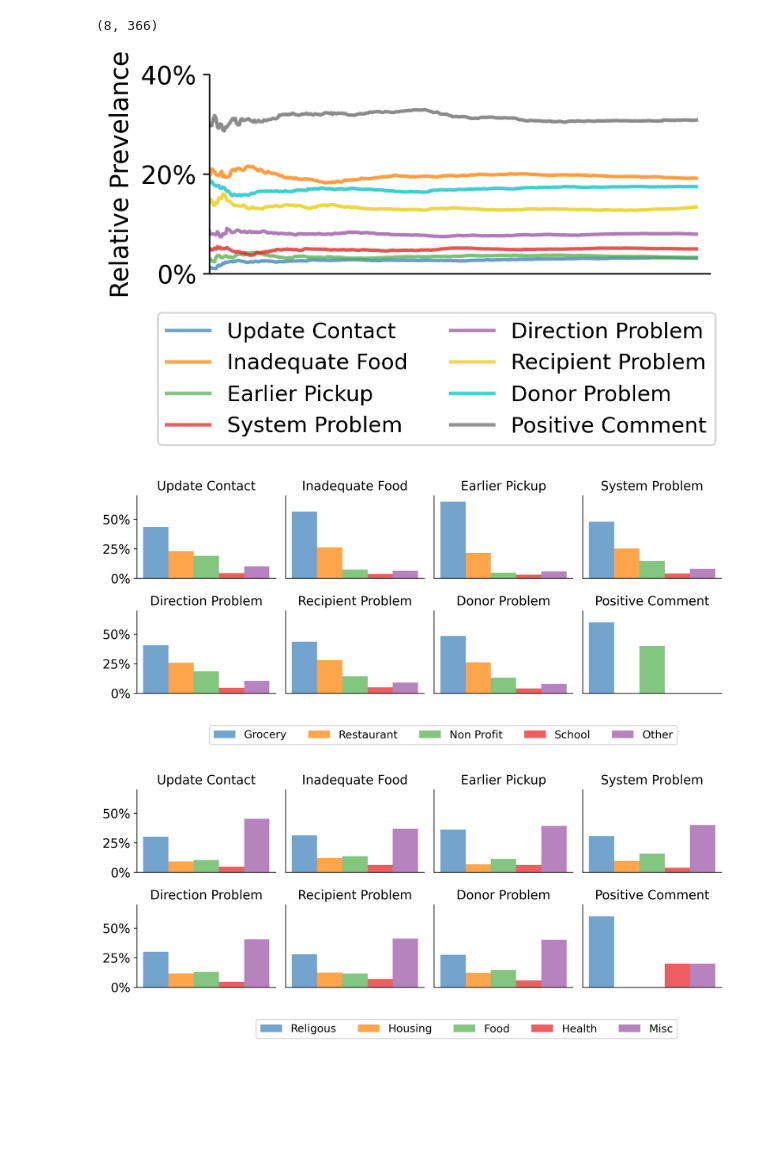
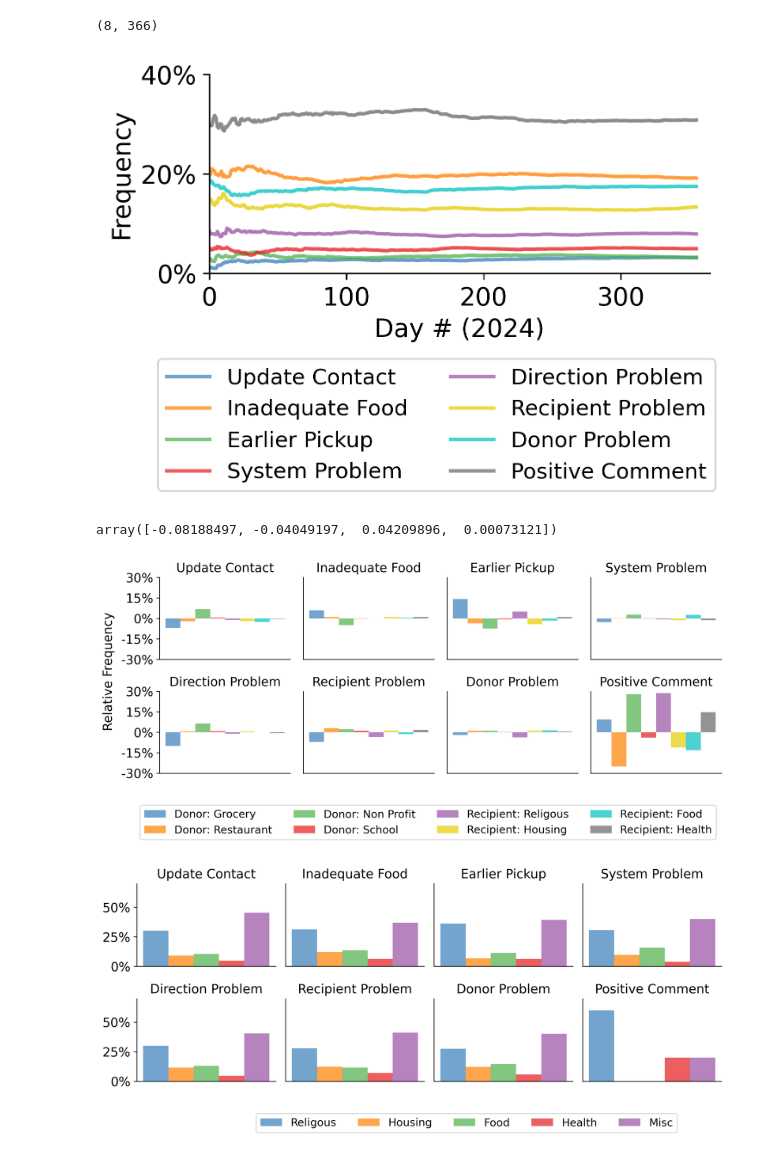
Before and after one commit to naveenr414/food_rescue_feedback, a Jupyter notebook: scripts/notebooks/Plotting.ipynb, the cells around one changed output. Saved outputs shown, nothing was run; the diff lists cells and outputs as text; code cells hidden in the pictures; blank space fills up the shorter version.

```diff
--- a/scripts/notebooks/Plotting.ipynb
+++ b/scripts/notebooks/Plotting.ipynb
@@ -42,6 +42,9 @@ def get_precision(ground_truth, predicted):
 
 def get_recall(ground_truth, predicted):
     return np.sum(predicted * ground_truth) / (np.sum(ground_truth) + 1e-8)
+
+def get_f1(ground_truth,predicted):
+    return 2/(1/get_recall(ground_truth,predicted) + 1/get_precision(ground_truth,predicted))
 
 def convert(x):
     if x is True or str(x).lower() == "true":
@@ -111,18 +116,18 @@ y_labels = [["" for i in range(4)]]
 titles = [["Accuracy","Precision","Recall","F1 Score"]]
 sup_y_label = ""
 
-overall_format = {'figsize':(6, 2),
+overall_format = {'figsize':(8, 1.5),
     'style_size': style_size,
     'x_ticks': [[[[],[]] for i in range(4)]],
-    'y_lim': [[[0.9,0.95],[0.45,0.75],[0.68,0.85],[0.45,0.75]]],
-    'y_ticks': [[[[0.9,0.95],["90%","95%"]],[[0.5,0.75],["50%","75%"]],[[0.7,0.8],["70%","80%"]],[[0.5,0.75],["50%","75%"]]]],
+    'y_lim': [[[0,1.05],[0,1.05],[0,1.05],[0,1.05]]],
+    'y_ticks': [[[[0,0.2,0.4,0.6,0.8,1],["0%","20%","40%","60%","80%","100%"]],[[],[]],[[],[]],[[],[]]]],
 }
 fig,ax = create_axes(plot_dimensions,overall_format,y_labels=y_labels,x_labels=x_labels,sup_y_label=sup_y_label,titles=titles)
 
 bar_format = {'style_size': style_size,
-    'color_palette': 'six_color'}
+    'color_palette': 'eight_color'}
 
-x_groups = [0,1,2,3]
+x_groups = list(range(len(eval_columns)))
 y_values = [accuracies,precisions,recalls,f1_scores]
 y_errors = [[0 for i in range(len(accuracies))] for i in range(4)]
 labels = nice_names
@@ -132,6 +137,5 @@ for i in range(4):
 
 legend_format = {'style_size': style_size,'type': 'is_global', 'loc': 'upper right', 'ncol': 4, 'bbox_to_anchor': (1.05,0.1)}
 create_legend(fig,ax,plot_dimensions,legend_format)
-plt.tight_layout()
 fig.savefig("../../results/figures/result_comparison.pdf",dpi=300, bbox_inches='tight')
 # %% [output]
@@ -213,11 +217,11 @@ y_labels = [["" for i in range(4)]]
 titles = [["Accuracy","Precision","Recall","F1 Score"]]
 sup_y_label = ""
 
-overall_format = {'figsize':(6, 2),
+overall_format = {'figsize':(5, 1),
     'style_size': style_size,
     'x_ticks': [[[[],[]] for i in range(4)]],
-    'y_lim': [[[0.85,0.95],[0.35,0.75],[0.35,0.85],[0.35,0.75]]],
-    'y_ticks': [[[[0.9,0.95],["90%","95%"]],[[0.5,0.75],["50%","75%"]],[[0.5,0.75],["50%","75%"]],[[0.5,0.75],["50%","75%"]]]],
+    'y_lim': [[[0,1] for i in range(4)]],
+    'y_ticks': [[[[0,0.5,1],["0%","50%","100%"]],[[],[]],[[],[]],[[],[]]]],
 }
 fig,ax = create_axes(plot_dimensions,overall_format,y_labels=y_labels,x_labels=x_labels,sup_y_label=sup_y_label,titles=titles)
 
@@ -232,8 +236,7 @@ labels = nice_names
 for i in range(4):
     plot_bar(ax[0][i],x_groups,y_values[i],y_errors[i],nice_names,bar_format)
 
-legend_format = {'style_size': style_size,'type': 'is_global', 'loc': 'upper right', 'ncol': 4, 'bbox_to_anchor': (0.98,0.1)}
+legend_format = {'style_size': style_size,'type': 'is_global', 'loc': 'upper right', 'ncol': 4, 'bbox_to_anchor': (0.98,0.05)}
 create_legend(fig,ax,plot_dimensions,legend_format)
-plt.tight_layout()
 fig.savefig("../../results/figures/ablations.pdf",dpi=300, bbox_inches='tight')
 # %% [output]
@@ -359,13 +426,13 @@ np.array(results).shape
 (8, 366)
 # %%
 plot_dimensions = (1,1)
-x_labels = [[""]]
-y_labels = [["Relative Prevelance"]]
+x_labels = [["Day # (2024)"]]
+y_labels = [["Frequency"]]
 sup_y_label = ""
 
 overall_format = {'figsize':(5, 2),
     'style_size': style_size,
-    'x_ticks': [[[[],[]] for i in range(1)] for i in range(1)],
+    'x_ticks': [[[[0,100,200,300],[0,100,200,300]] for i in range(1)] for i in range(1)],
     'x_lim': [[[0,365]]],
     'y_lim': [[[0,0.4] for i in range(1)] for j in range(1)],
     'y_ticks': [[[[0,0.2,0.4],["0%","20%","40%"]] for i in range(1)] for i in range(1)],
@@ -381,11 +448,11 @@ y_errors = [0 for i in range(len(x_groups))]
 labels = nice_names
 plot_line(ax[0][0],[x_groups for i in range(len(y_values))],y_values,y_errors,labels,bar_format)
 
-legend_format = {'style_size': style_size,'type': 'is_global', 'loc': 'upper right', 'ncol': 2, 'bbox_to_anchor': (0.925,0)}
+legend_format = {'style_size': style_size,'type': 'is_global', 'loc': 'upper right', 'ncol': 2, 'bbox_to_anchor': (0.925,-0.18)}
 create_legend(fig,ax,plot_dimensions,legend_format)
 fig.savefig("../../results/figures/time_plot.pdf",dpi=300, bbox_inches='tight')
 # %% [output]
-[figure, old version]
+[figure, new version]
 # %%
 donor_categories = ['grocery','restaurant','non_profit','school/university','other']
 donor_nice_names = ["Grocery","Restaurant","Non Profit","School","Other"]
@@ -415,34 +518,38 @@ for i,category in enumerate(eval_columns):
+# %%
+y_values
+# %% [output]
+array([-0.08188497, -0.04049197,  0.04209896,  0.00073121])
 # %%
 plot_dimensions = (2,4)
 x_labels = [["" for i in range(4)] for j in range(2)]
 y_labels = [["" for i in range(4)] for j in range(2)]
 titles = [[nice_names[4*j+i] for i in range(4)] for j in range(2)]
-sup_y_label = ""
+sup_y_label = "Relative Frequency"
 
 overall_format = {'figsize':(10, 4),
     'style_size': style_size,
     'x_ticks': [[[[],[]] for i in range(4)] for i in range(2)],
-    'y_lim': [[[0,0.7] for i in range(4)] for j in range(2)],
-    'y_ticks': [[[[0,0.25,0.5],["0%","25%","50%"]] for i in range(1)]+[[[],[]] for i in range(3)] for i in range(2)],
+    'y_lim': [[[-0.3,0.3] for i in range(4)] for j in range(2)],
+    'y_ticks': [[[[-0.3,-0.15,0,0.15,0.3],["-30%","-15%","0%","15%","30%"]] for i in range(1)]+[[[],[]] for i in range(3)] for i in range(2)],
 }
 fig,ax = create_axes(plot_dimensions,overall_format,y_labels=y_labels,x_labels=x_labels,sup_y_label=sup_y_label,titles=titles)
 
 bar_format = {'style_size': style_size,
     'color_palette': 'eight_color'}
 
 for i in range(2):
     for j in range(4):
-        x_groups = list(range(len(donor_categories)))
-        y_values = all_histograms[4*i+j]
+        x_groups = list(range(len(donor_categories)+len(recipient_categories)-2))
+        y_values = list(all_histograms[4*i+j][:-1])+list(all_histograms_recipient[4*i+j][:-1])
         y_errors = [0 for i in range(len(x_groups))]
-        labels = donor_nice_names
+        labels = ["Donor: {}".format(d) for d in donor_nice_names[:-1]] + ["Recipient: {}".format(r) for r in recipient_nice_names[:-1]]
         plot_bar(ax[i][j],x_groups,y_values,y_errors,labels,bar_format)
 plt.tight_layout()
-legend_format = {'style_size': style_size,'type': 'is_global', 'loc': 'upper right', 'ncol': 5, 'bbox_to_anchor': (0.925,0)}
+legend_format = {'style_size': style_size,'type': 'is_global', 'loc': 'upper right', 'ncol': 4, 'bbox_to_anchor': (0.985,0)}
 create_legend(fig,ax,plot_dimensions,legend_format)
 fig.savefig("../../results/figures/donor_types.pdf",dpi=300, bbox_inches='tight')
 # %% [output]
-[figure, old version]
+[figure, new version]
 # %%
 all_histograms = [[] for i in range(len(eval_columns))]
 for i,category in enumerate(eval_columns):
```
Also changed, not shown: parts of 15 cells of this notebook, 1 other file.
